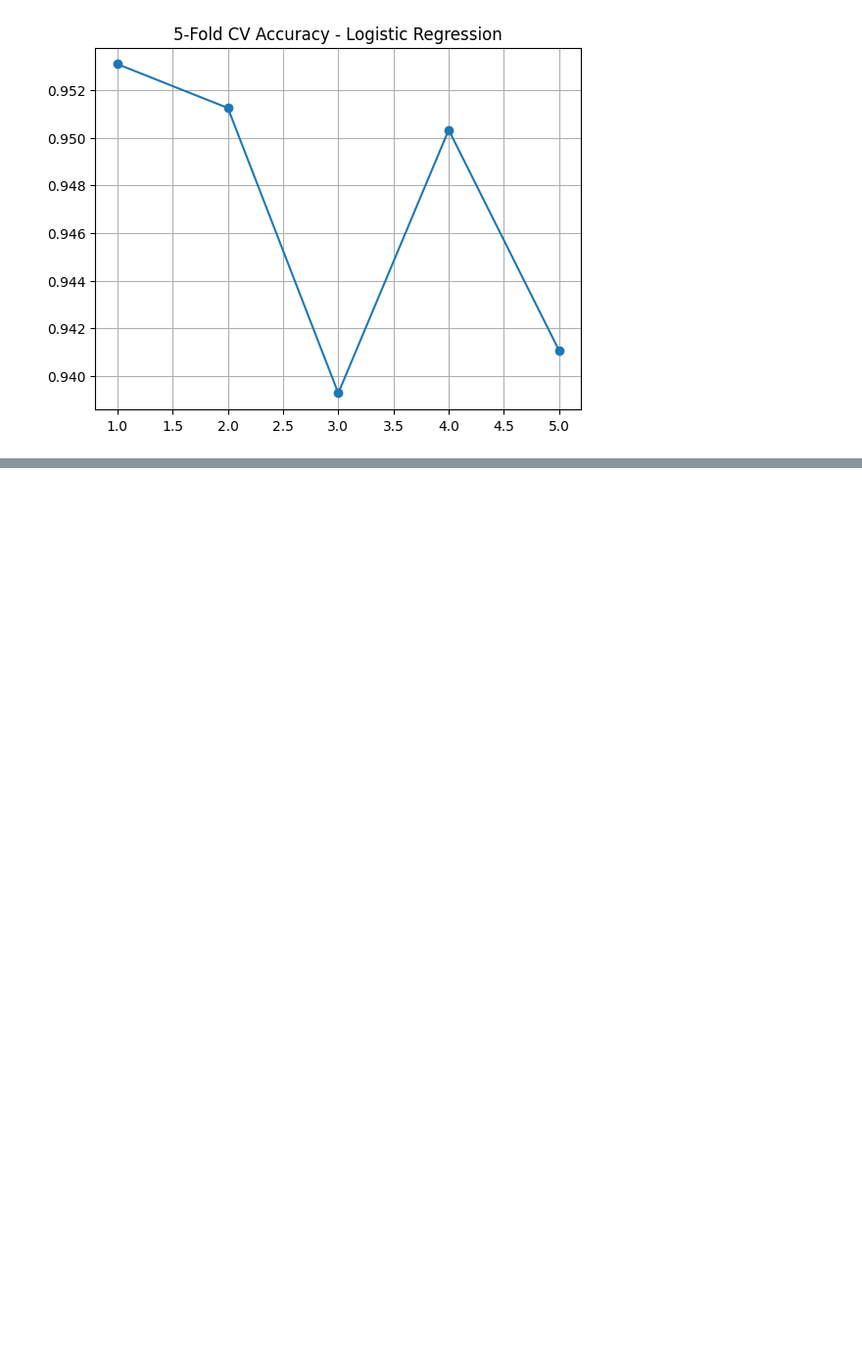
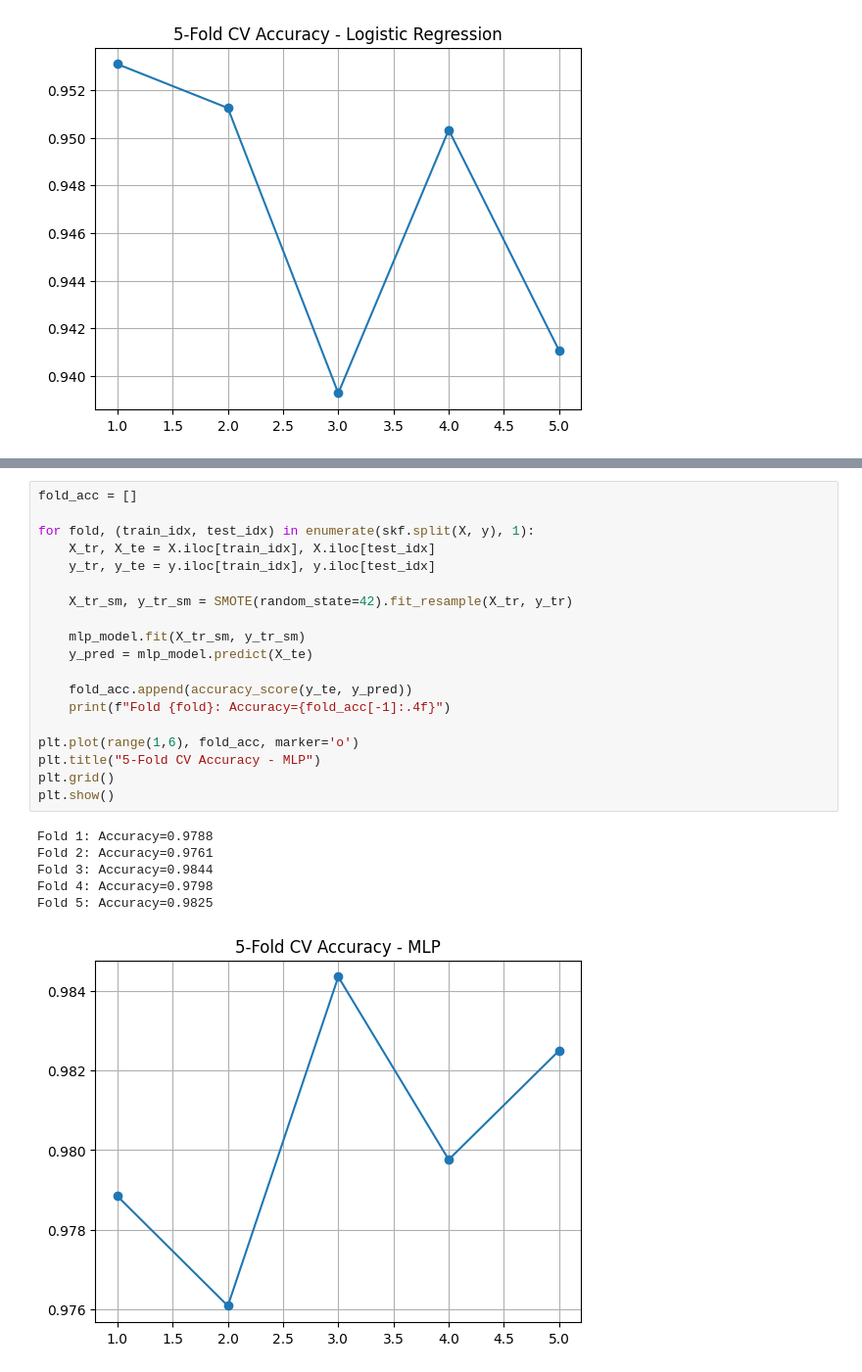
Before and after one commit to samiha-mahin/Covid-19, a Jupyter notebook: covid19_ML_Models.ipynb, the cells around one changed output, grey strips where cells are left out. Shown at 98% size. Drawn from its saved outputs; the diff is of its cells as text; blank space fills up the shorter version.

```diff
--- a/covid19_ML_Models.ipynb
+++ b/covid19_ML_Models.ipynb
@@ -535,0 +596,26 @@ Fold 5: Accuracy=0.9411
+# %%
+fold_acc = []
+
+for fold, (train_idx, test_idx) in enumerate(skf.split(X, y), 1):
+    X_tr, X_te = X.iloc[train_idx], X.iloc[test_idx]
+    y_tr, y_te = y.iloc[train_idx], y.iloc[test_idx]
+
+    X_tr_sm, y_tr_sm = SMOTE(random_state=42).fit_resample(X_tr, y_tr)
+
+    mlp_model.fit(X_tr_sm, y_tr_sm)
+    y_pred = mlp_model.predict(X_te)
+
+    fold_acc.append(accuracy_score(y_te, y_pred))
+    print(f"Fold {fold}: Accuracy={fold_acc[-1]:.4f}")
+
+plt.plot(range(1,6), fold_acc, marker='o')
+plt.title("5-Fold CV Accuracy - MLP")
+plt.grid()
+plt.show()
+# %% [output]
+Fold 1: Accuracy=0.9788
+Fold 2: Accuracy=0.9761
+Fold 3: Accuracy=0.9844
+Fold 4: Accuracy=0.9798
+Fold 5: Accuracy=0.9825
+[figure, added]
```
Also changed, not shown: parts of 19 cells of this notebook.
